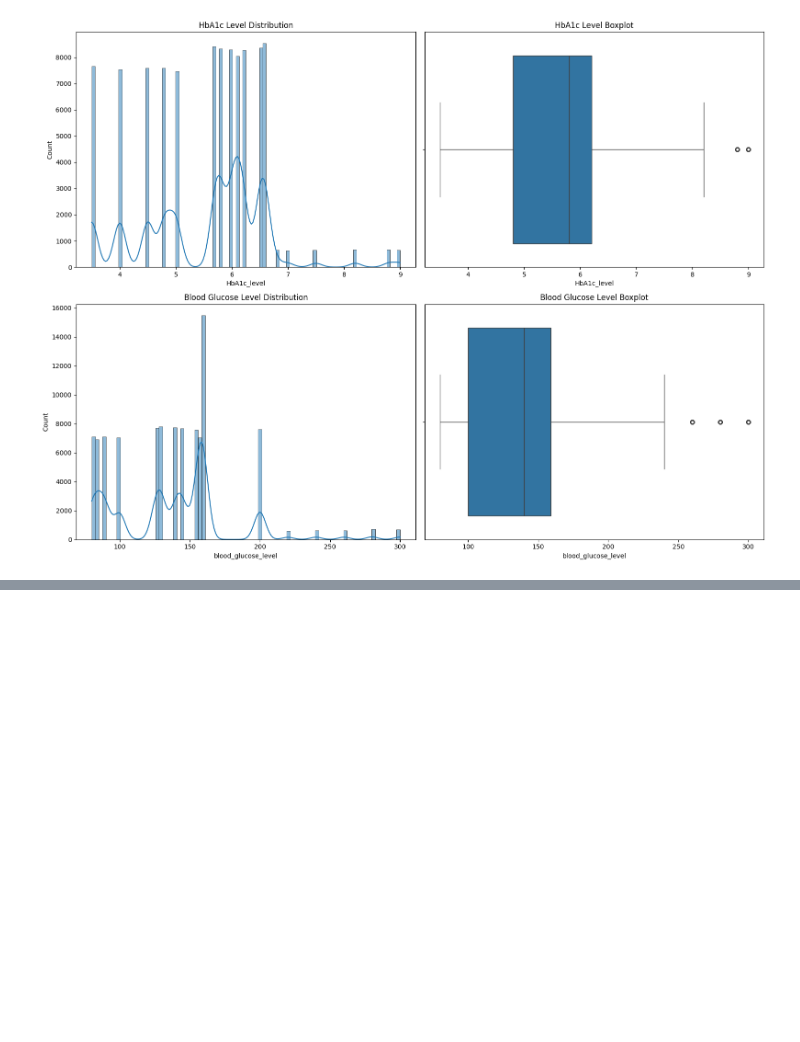
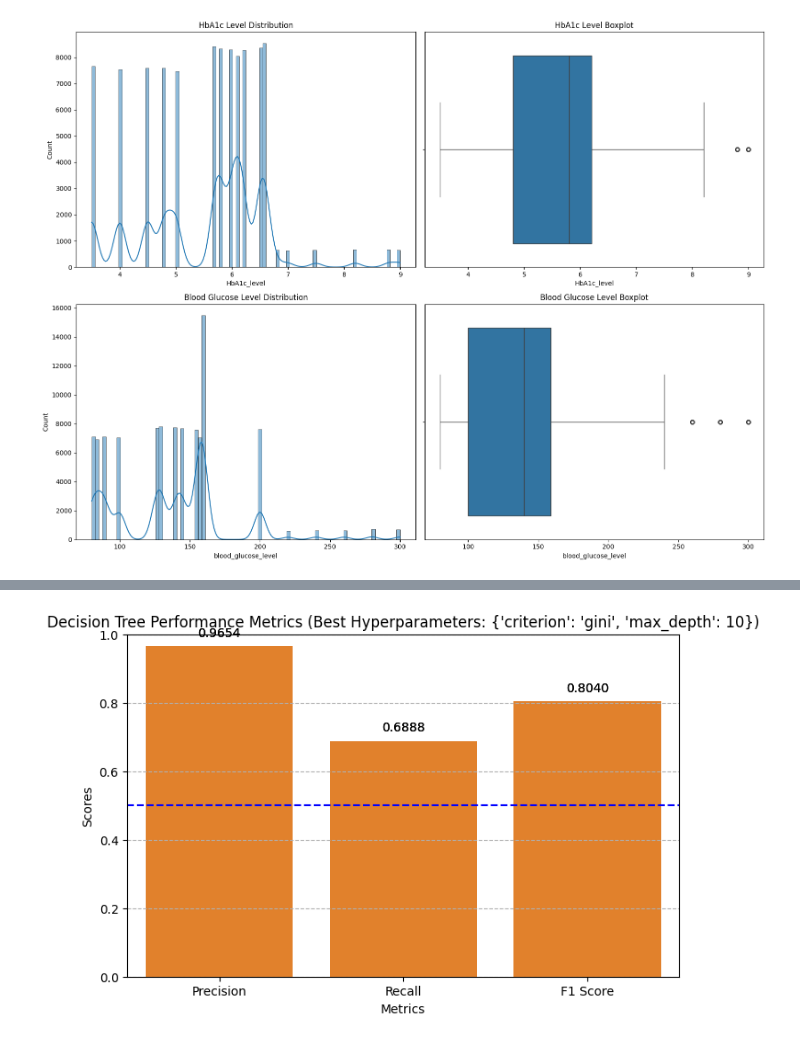
Before and after one commit to alex-govier5/intro-to-ai, a Jupyter notebook: A2/AI_Assignment2.ipynb, the cells around one changed output, grey strips where cells are left out. Cells and saved outputs as stored; diff of their text form; code cells hidden in the pictures; blank space fills up the shorter version.

```diff
--- a/A2/AI_Assignment2.ipynb
+++ b/A2/AI_Assignment2.ipynb
@@ -115,0 +219,17 @@ plt.show()
+# %%
+# Implementing models
+dt_model = DecisionTreeClassifier(random_state=42)
+knn_model = KNeighborsClassifier()
+lr_model = LogisticRegression(random_state=42, max_iter=1000)
+
+# Training decision tree
+dt_model.fit(X_train, y_train)
+dt_preds = dt_model.predict(X_test)
+
+# Training KNN
+knn_model.fit(X_train, y_train)
+knn_preds = knn_model.predict(X_test)
+
+# Training logistic regression
+lr_model.fit(X_train, y_train)
+lr_preds = lr_model.predict(X_test)
@@ -115,0 +289,78 @@ plt.show()
+# %%
+# Test hyperparameters
+
+param_grids = {
+    'Decision Tree': {
+        'criterion': ['gini', 'entropy'],
+        'max_depth': [None, 5, 10, 15, 20]
+    },
+    'Logistic Regression': {
+        'penalty': ['l2', None],
+        'max_iter': [100, 200, 300],
+        'tol': [1e-4, 1e-3, 1e-2]
+    },
+    'K-Nearest Neighbors': {
+        'n_neighbors': [3, 5, 7, 9, 11],
+        'weights': ['uniform', 'distance']
+    }
+}
+
+# Dictionary to store the best performance metrics
+best_performance_results = []
+
+# Perform grid search for each model
+for name, model in models.items():
+    grid_search = GridSearchCV(model, param_grids[name], cv=5, scoring='f1', return_train_score=False)
+    grid_search.fit(X_train, y_train)
+
+    # Get the best estimator for the model
+    best_estimator = grid_search.best_estimator_
+
+    # Predict on the test set
+    preds = best_estimator.predict(X_test)
+
+    # Calculate precision, recall, and F1 score
+    precision = precision_score(y_test, preds)
+    recall = recall_score(y_test, preds)
+    f1 = f1_score(y_test, preds)
+
+    # Store the best performance metrics
+    best_performance_results.append({
+        'Model': name,
+        'Precision': precision,
+        'Recall': recall,
+        'F1 Score': f1,
+        'Best Hyperparameters': grid_search.best_params_
+    })
+
+# Create a DataFrame from the best performance results
+best_performance_df = pd.DataFrame(best_performance_results)
+
+# Set the number of models
+models_count = len(best_performance_df)
+
+# Create bar plots for each model
+for index in range(models_count):
+    model_name = best_performance_df.loc[index, 'Model']
+    metrics = best_performance_df.loc[index, ['Precision', 'Recall', 'F1 Score']]
+
+    plt.figure(figsize=(8, 5))
+    bars = sns.barplot(x=metrics.index, y=metrics.values)
+    sns.barplot(x=metrics.index, y=metrics.values)
+    plt.title(f'{model_name} Performance Metrics (Best Hyperparameters: {best_performance_df.loc[index, "Best Hyperparameters"]})')
+    plt.xlabel('Metrics')
+    plt.ylabel('Scores')
+    plt.ylim(0, 1)
+    plt.axhline(y=0.5, color='blue', linestyle='--')
+    plt.grid(axis='y', linestyle='--')
+    for bar in bars.patches:
+        plt.text(
+            bar.get_x() + bar.get_width() / 2,
+            bar.get_height() + 0.02,
+            f'{bar.get_height():.4f}',
+            ha='center',
+            va='bottom'
+        )
+    plt.show()
+# %% [output]
+[figure, added]
```
Also changed, not shown: parts of 24 cells of this notebook.
